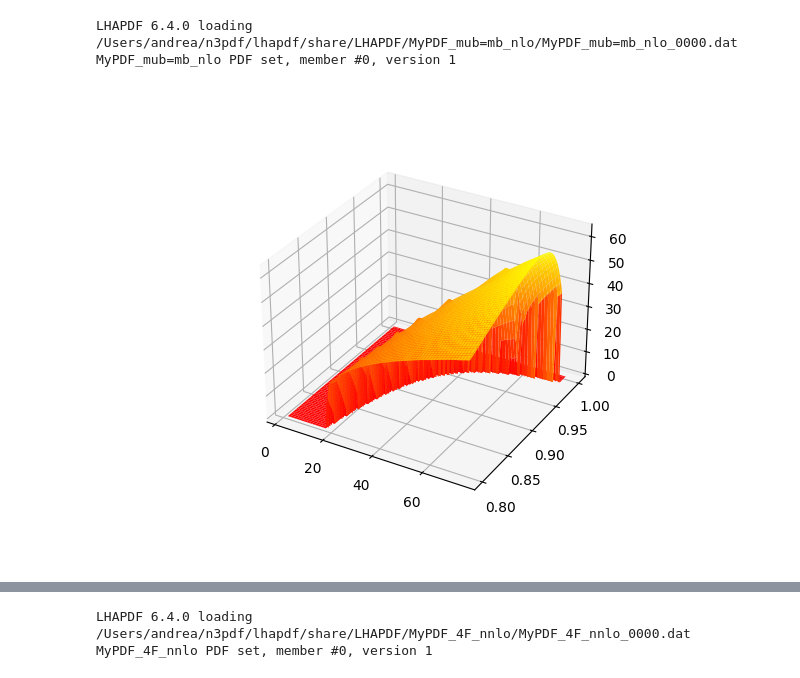
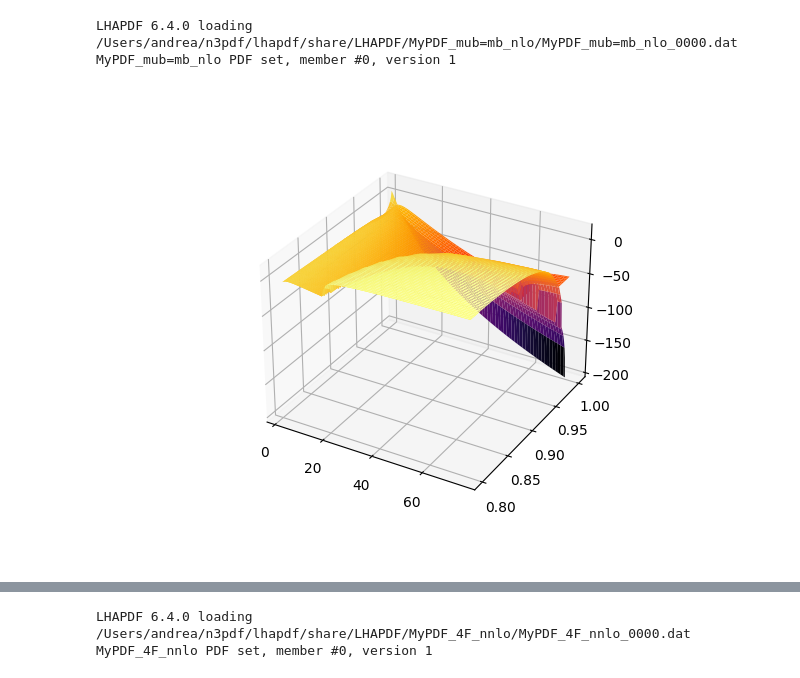
Before and after one commit to andreab1997/DIS_TP, a Jupyter notebook: Untitled.ipynb, the cells around one changed output, grey strips where cells are left out. Cells and saved outputs as stored; diff of their text form; code cells hidden in the pictures.

Commit message:
Added massive and tilde functions for quark

```diff
--- a/Untitled.ipynb
+++ b/Untitled.ipynb
@@ -28,12 +29,13 @@ res = [mcf.Cg_2_m_reg(0.1,q,[mine.quarkMass(5)]) for q in Q]
 # %%
 Q_arr = np.linspace(2,75,130)
 Z_arr = np.geomspace(0.8,1,130)
 Q,Z = np.meshgrid(Q_arr, Z_arr)
 ax = plt.figure().add_subplot(projection='3d')
-C = np.array([[mcf.Cg_2_m_reg(z,q,[mine.quarkMass(5)]) for q in Q_arr] for z in Z_arr])
+C = np.array([[tcf.Cg_2_til_reg(z,q,[mine.quarkMass(5)]) for q in Q_arr] for z in Z_arr])
+D = np.array([[tcf.Cg_2_til_reg(z,q,[mine.quarkMass(5)], grids=False)[0] for q in Q_arr] for z in Z_arr])
 ax.plot_surface(Q, Z, C, cmap='autumn', cstride=2, rstride=2)
-
+ax.plot_surface(Q, Z, D, cmap='inferno', cstride=2, rstride=2)
 plt.show()
 # %% [output]
-[figure, old version]
+[figure, new version]
 # %%
```
Also changed, not shown: parts of 3 cells of this notebook, 13 other files.
